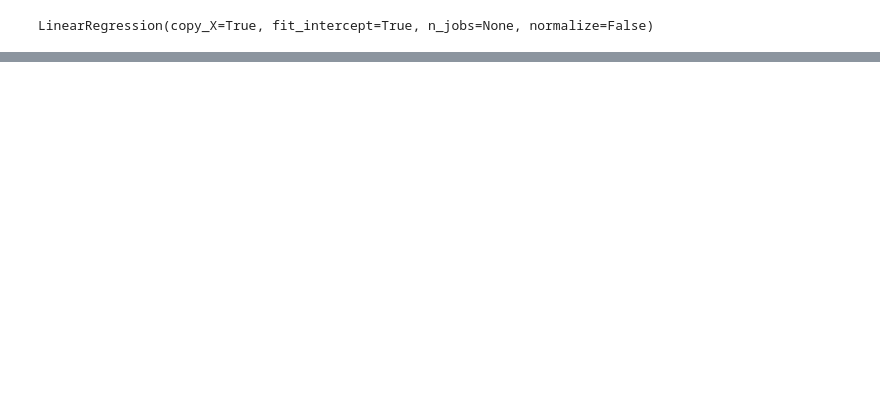
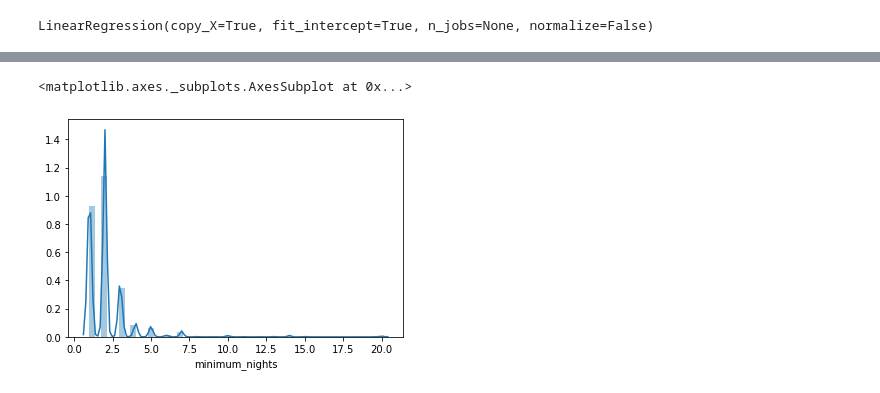
Before and after one commit to trossII/SeattleBnB, a Jupyter notebook: Exploratory Notebooks/Herewegoagain.ipynb, the cells around one changed output, grey strips where cells are left out. Cells and saved outputs as stored; diff of their text form; code cells hidden in the pictures; blank space fills up the shorter version.

```diff
--- a/Exploratory Notebooks/Herewegoagain.ipynb
+++ b/Exploratory Notebooks/Herewegoagain.ipynb
@@ -224,0 +232,3 @@ sorted(list(zip(rfr.feature_importances_,nlp_name.columns)),reverse=True)
+# %%
+clean_data = clean_data[clean_data.price>20]
+clean_data = clean_data[clean_data.price<800]
@@ -224,0 +250,4 @@ sorted(list(zip(rfr.feature_importances_,nlp_name.columns)),reverse=True)
+# %%
+clean_data['log_price'] = np.log1p(clean_data['price'])
+# %%
+clean_data = clean_data[clean_data.minimum_nights<21]
@@ -224,0 +267,5 @@ sorted(list(zip(rfr.feature_importances_,nlp_name.columns)),reverse=True)
+# %%
+sbn.distplot(clean_data['minimum_nights'])
+# %% [output]
+<matplotlib.axes._subplots.AxesSubplot at 0x...>
+[figure, added]
```
Also changed, not shown: parts of 37 cells of this notebook, 3 other files.
